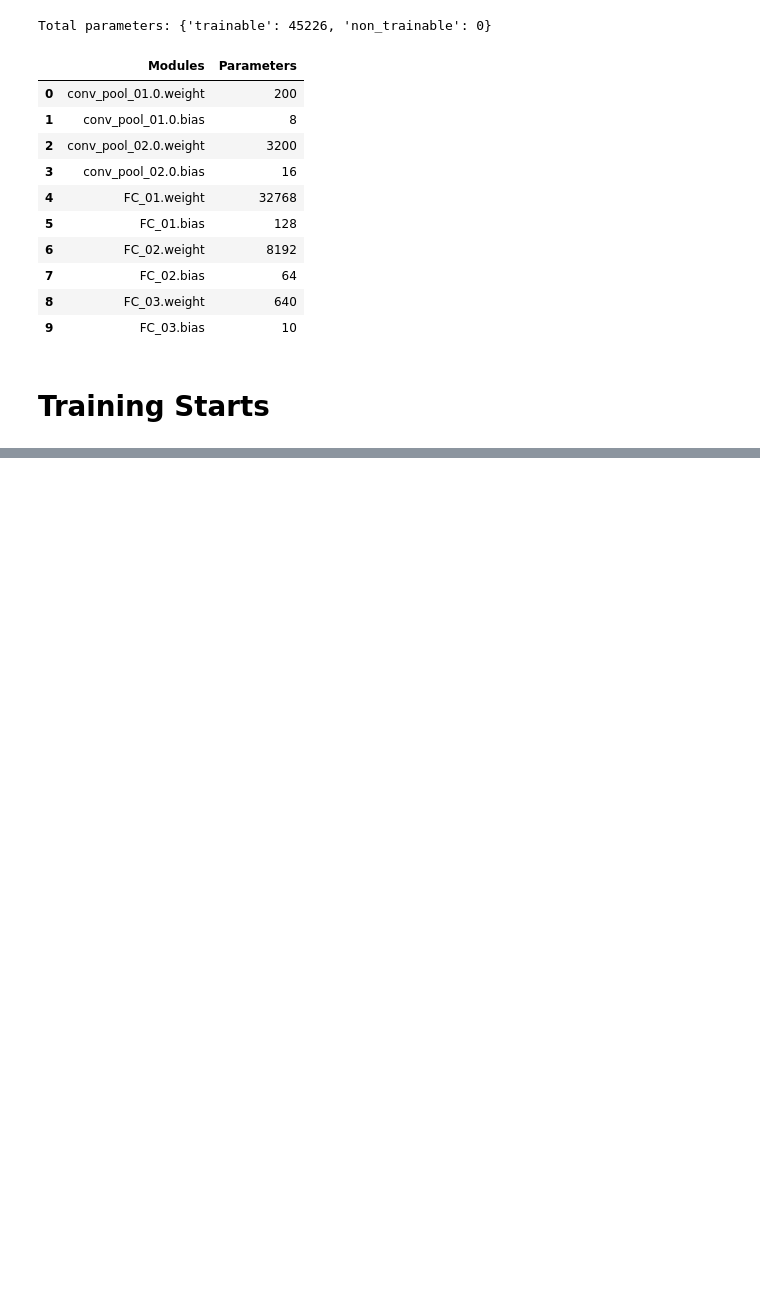
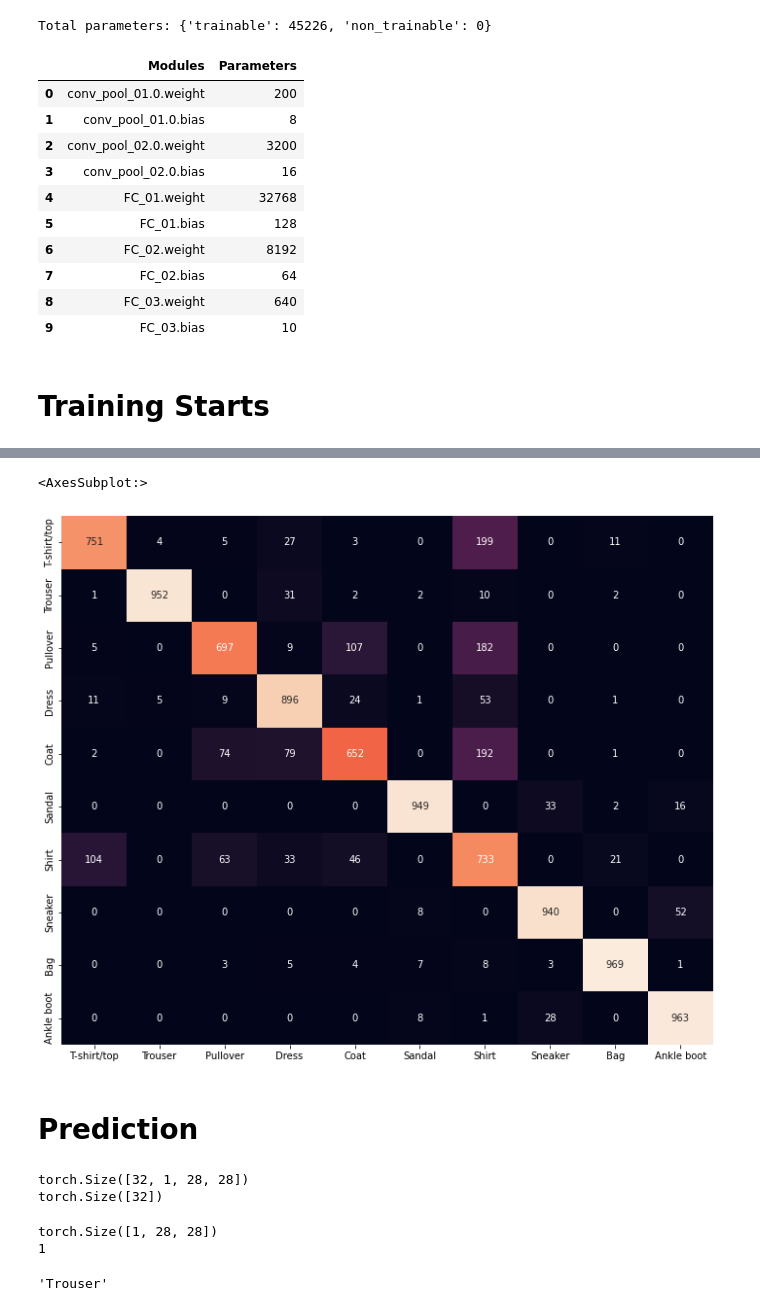
Before and after one commit to Neelesh-Jaiswal/Pytorch-CNN, a Jupyter notebook: notebook/Training Starts.ipynb, the cells around one changed output, grey strips where cells are left out. Cells and saved outputs as stored; diff of their text form; code cells hidden in the pictures; blank space fills up the shorter version.

```diff
--- a/notebook/Training Starts.ipynb
+++ b/notebook/Training Starts.ipynb
@@ -198,0 +293,17 @@ for epoch in range(config.EPOCH):
+# %%
+plt.figure(figsize = (12,10)) # increasing the fiigure size
+sns.heatmap(cm, annot=True, fmt='d', cbar=False,
+           xticklabels = label_map.values(), # using labels
+           yticklabels = label_map.values())
+# %% [output]
+<AxesSubplot:>
+[figure, added]
+# %% [markdown]
+# Prediction
+# %%
+data = next(iter(test_data_loader))
+print(data[0].shape) # 32 data points
+print(data[1].shape) # 32 images
+# %% [output]
+torch.Size([32, 1, 28, 28])
+torch.Size([32])
@@ -198,0 +312,13 @@ for epoch in range(config.EPOCH):
+# %%
+idx = 2
+img = images[idx] # taking one image from the batch of 32 images
+print(img.shape)
+
+label = labels[idx]
+print(label.item())
+
+label_map[label.item()]
+# %% [output]
+torch.Size([1, 28, 28])
+1
+'Trouser'
```
Also changed, not shown: parts of 27 cells of this notebook.
